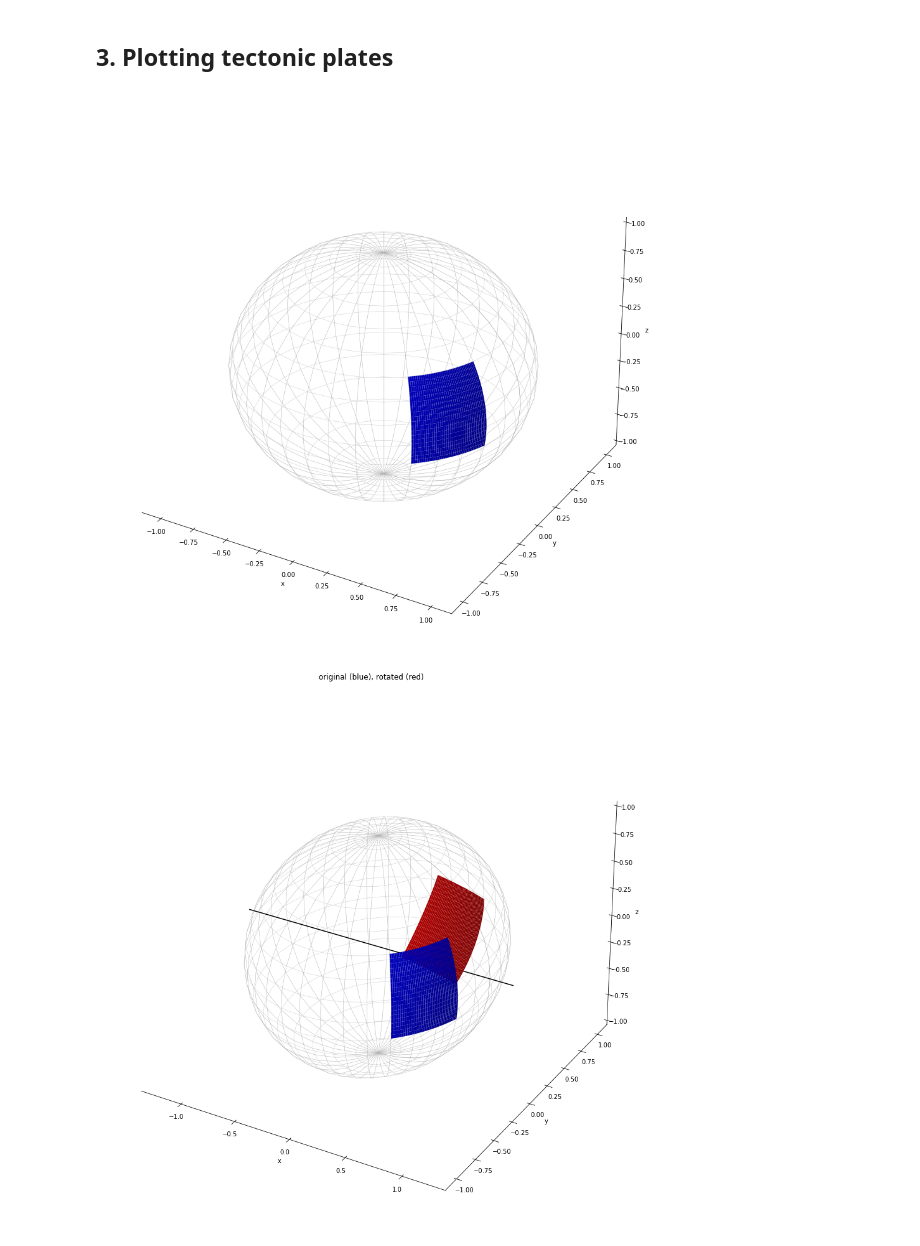
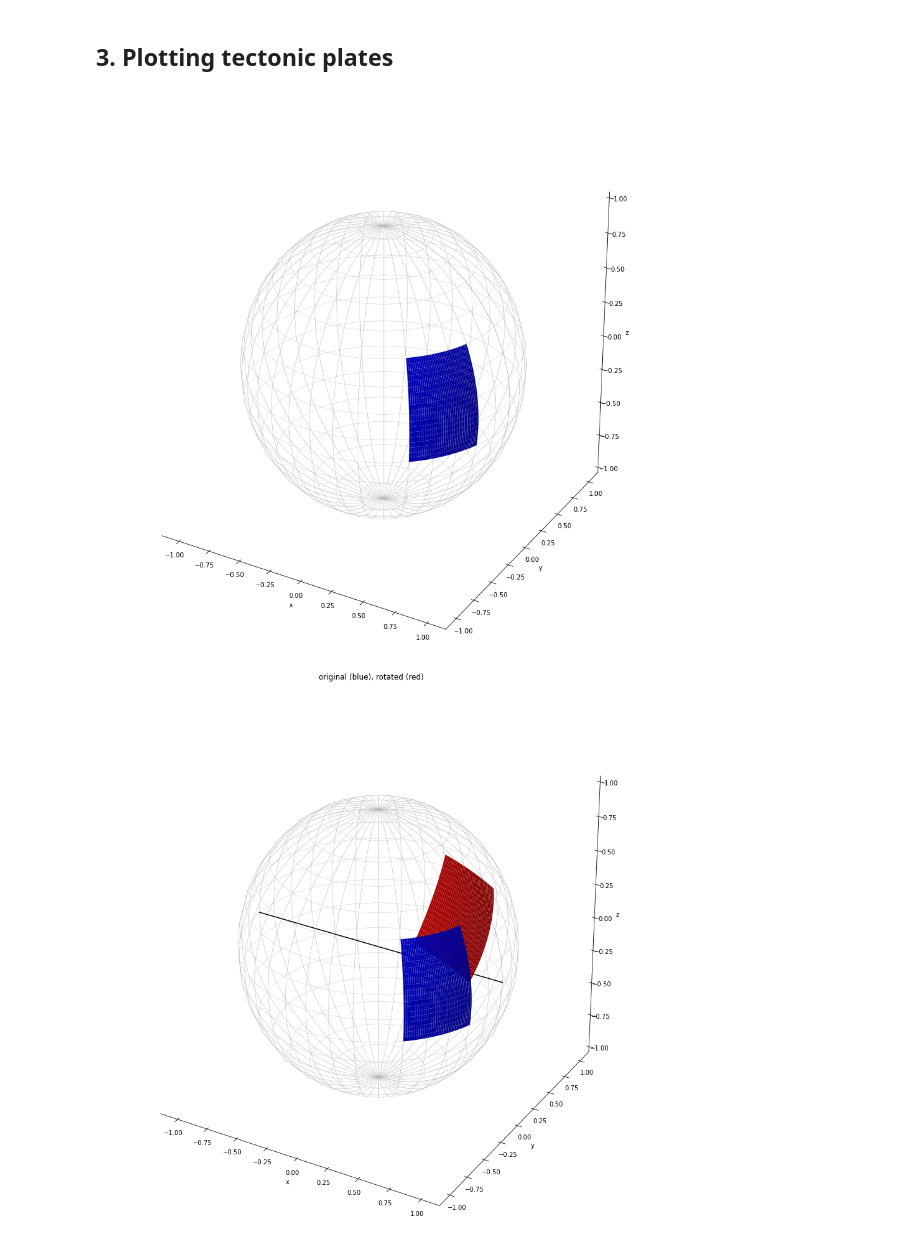
Before and after one commit to adisaljusi/geophysics-fundamentals, a Jupyter notebook: euler-pole-rotation-of-tectonic-plates.ipynb, the cells around one changed output. Drawn from its saved outputs; the diff is of its cells as text; code cells hidden in the pictures.

Commit message:
fix matplotlib Axes3D plotting

```diff
--- a/euler-pole-rotation-of-tectonic-plates.ipynb
+++ b/euler-pole-rotation-of-tectonic-plates.ipynb
@@ -36,15 +36,19 @@ def plot_sphere():
         ax.plot(x, y, z, color=(0.7, 0.7, 0.7), linewidth=0.5)
 
     # Make the panes transparent.
-    ax.xaxis.set_pane_color((1.0, 1.0, 1.0, 0.0))
-    ax.yaxis.set_pane_color((1.0, 1.0, 1.0, 0.0))
-    ax.zaxis.set_pane_color((1.0, 1.0, 1.0, 0.0))
+    pane_color = (1.0, 1.0, 1.0, 0.0)
+    ax.xaxis.set_pane_color(pane_color)
+    ax.yaxis.set_pane_color(pane_color)
+    ax.zaxis.set_pane_color(pane_color)
+
     # Make the grid lines transparent.
-    ax.xaxis._axinfo["grid"]['color'] =  (1,1,1,0)
-    ax.yaxis._axinfo["grid"]['color'] =  (1,1,1,0)
-    ax.zaxis._axinfo["grid"]['color'] =  (1,1,1,0)
+    grid_color = (1, 1, 1, 0)
+    ax.xaxis._axinfo["grid"]['color'] = grid_color
+    ax.yaxis._axinfo["grid"]['color'] = grid_color
+    ax.zaxis._axinfo["grid"]['color'] = grid_color
+
     # Arrange and label axes.
-    ax.set_aspect('auto', 'box')
+    ax.set_box_aspect([1, 1, 1])
     ax.set_xlabel('x')
     ax.set_ylabel('y')
     ax.set_zlabel('z')
@@ -59,7 +63,7 @@ lon_max = -20.0
 
 # Initiate a new figure.
 fig = plt.figure(figsize=(18, 16))
-ax = fig.gca(projection='3d')
+ax = plt.axes(projection='3d')
 
 # Plot the spherical coordinate system.
 plot_sphere()
@@ -77,36 +81,36 @@ z = np.outer(np.ones(np.size(phi)), np.cos(theta))
 ax.plot_surface(x, y, z, color='b')
 plt.show()
 # %% [output]
-[figure, old version]
+[figure, new version]
 # %%
 # Initialize the rotated coordinates of points within the plate.
 x_rot = np.zeros(np.shape(x))
 y_rot = np.zeros(np.shape(y))
 z_rot = np.zeros(np.shape(z))
 
 # Choose a rotation angle.
 alpha = -50.0*np.pi/180.0
 
 # Rotate the points within the original plate.
 for i in range(len(phi)):
     for j in range(len(theta)):
 
         x_rot[i, j] = x[i, j]
         y_rot[i, j] = np.cos(alpha)*y[i, j]-np.sin(alpha)*z[i, j]
         z_rot[i, j] = np.sin(alpha)*y[i, j]+np.cos(alpha)*z[i, j]
 
 # Plot the spherical coordinate system.
 fig = plt.figure(figsize=(18, 16))
-ax = fig.gca(projection='3d')
+ax = plt.axes(projection='3d')
 plot_sphere()
 
 # Plot the x-axis for visual orientation.
-ax.plot((-1.2, 1.2), (0.0, 0.0), (0.0, 0.0), 'k', linewidth=1.5)
+ax.plot((-1.0, 1.0), (0.0, 0.0), (0.0, 0.0), 'k', linewidth=1.5)
 
 # Plot the original and rotated positions of the plate.
 ax.plot_surface(x, y, z, color='b')
 ax.plot_surface(x_rot, y_rot, z_rot, color='r')
 plt.title('original (blue), rotated (red)')
 plt.show()
 # %% [output]
-[figure, old version]
+[figure, new version]
```
